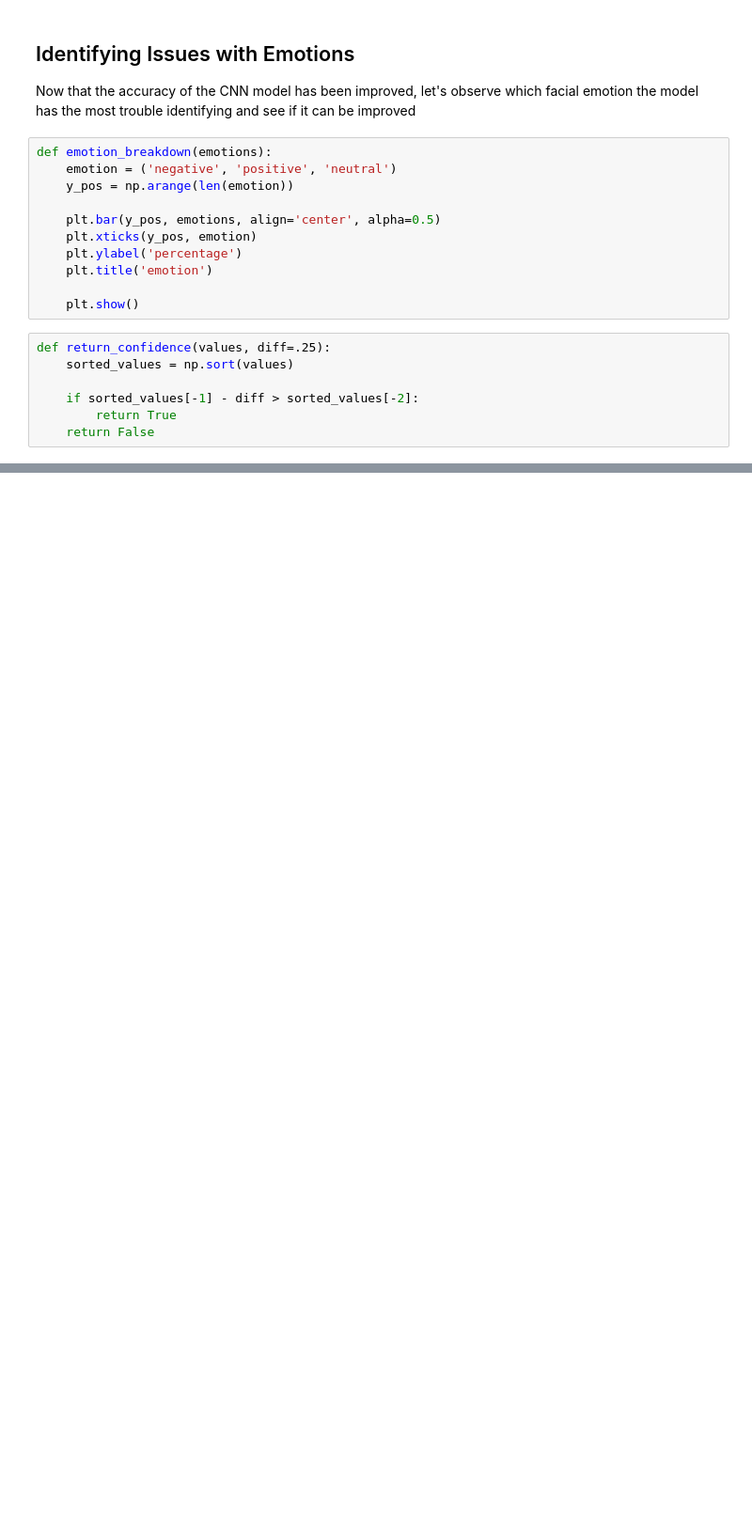
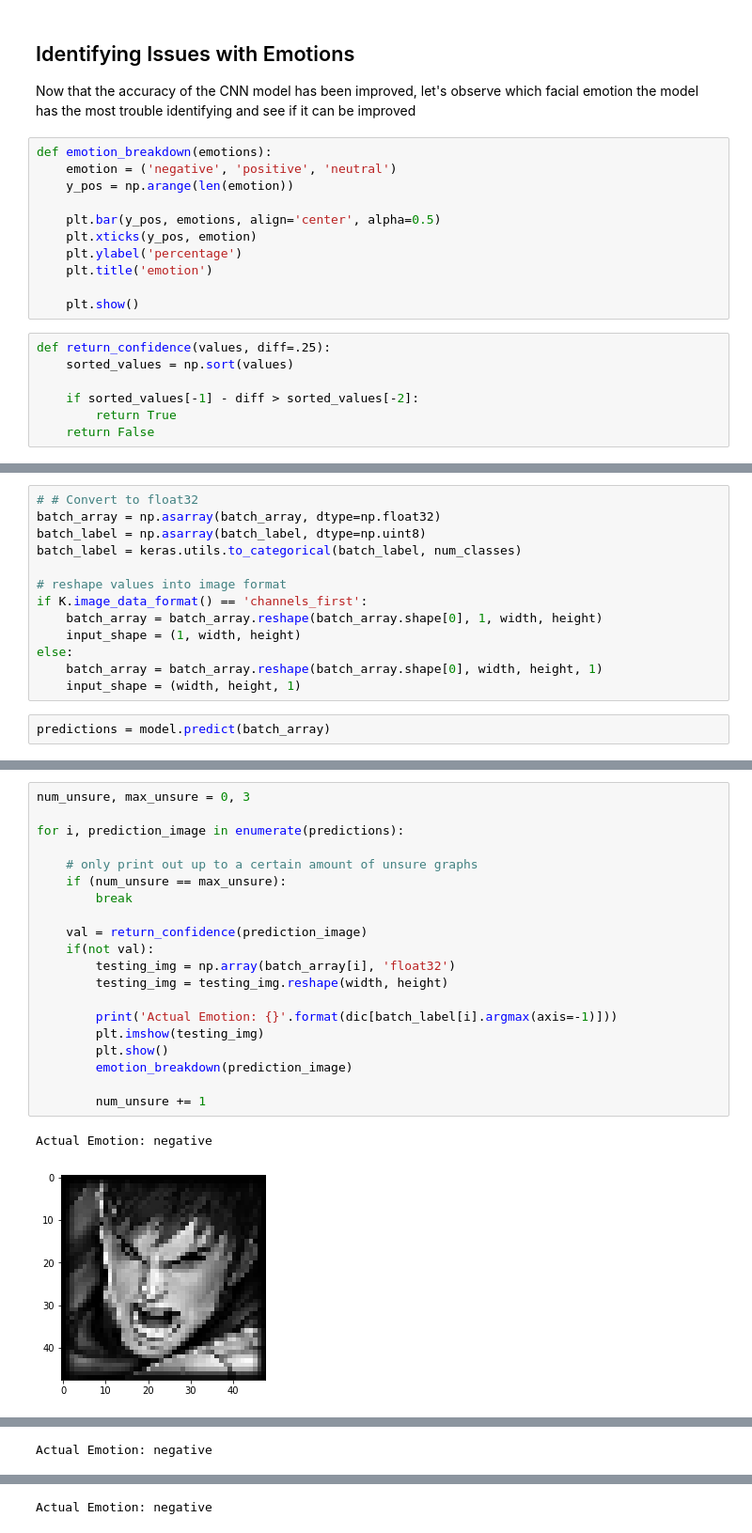
Before and after one commit to brianjinkim/Projects, a Jupyter notebook: Facial Emotion Recognition/Facial Emotion Classification.ipynb, the cells around one changed output, grey strips where cells are left out. Shown at 94% size. Drawn from its saved outputs; the diff is of its cells as text; blank space fills up the shorter version.

```diff
--- a/Facial Emotion Recognition/Facial Emotion Classification.ipynb
+++ b/Facial Emotion Recognition/Facial Emotion Classification.ipynb
@@ -672,0 +726,15 @@ plt.show()
+# %%
+# # Convert to float32
+batch_array = np.asarray(batch_array, dtype=np.float32)
+batch_label = np.asarray(batch_label, dtype=np.uint8)
+batch_label = keras.utils.to_categorical(batch_label, num_classes)
+
+# reshape values into image format
+if K.image_data_format() == 'channels_first':
+    batch_array = batch_array.reshape(batch_array.shape[0], 1, width, height)
+    input_shape = (1, width, height)
+else:
+    batch_array = batch_array.reshape(batch_array.shape[0], width, height, 1)
+    input_shape = (width, height, 1)
+# %%
+predictions = model.predict(batch_array)
@@ -672,0 +765,23 @@ plt.show()
+# %%
+num_unsure, max_unsure = 0, 3
+
+for i, prediction_image in enumerate(predictions):
+
+    # only print out up to a certain amount of unsure graphs
+    if (num_unsure == max_unsure):
+        break
+
+    val = return_confidence(prediction_image)
+    if(not val):
+        testing_img = np.array(batch_array[i], 'float32')
+        testing_img = testing_img.reshape(width, height)
+
+        print('Actual Emotion: {}'.format(dic[batch_label[i].argmax(axis=-1)]))
+        plt.imshow(testing_img)
+        plt.show()
+        emotion_breakdown(prediction_image)
+
+        num_unsure += 1
+# %% [output]
+Actual Emotion: negative
+[figure, added]
@@ -672,0 +789 @@ plt.show()
+Actual Emotion: negative
@@ -672,0 +792 @@ plt.show()
+Actual Emotion: negative
```
Also changed, not shown: parts of 19 cells of this notebook, 1 other file.
